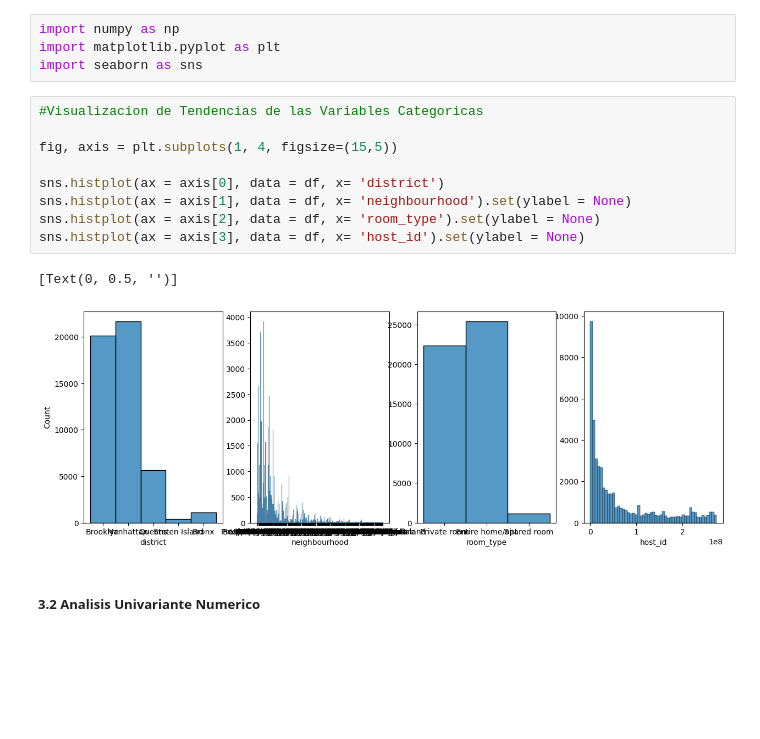
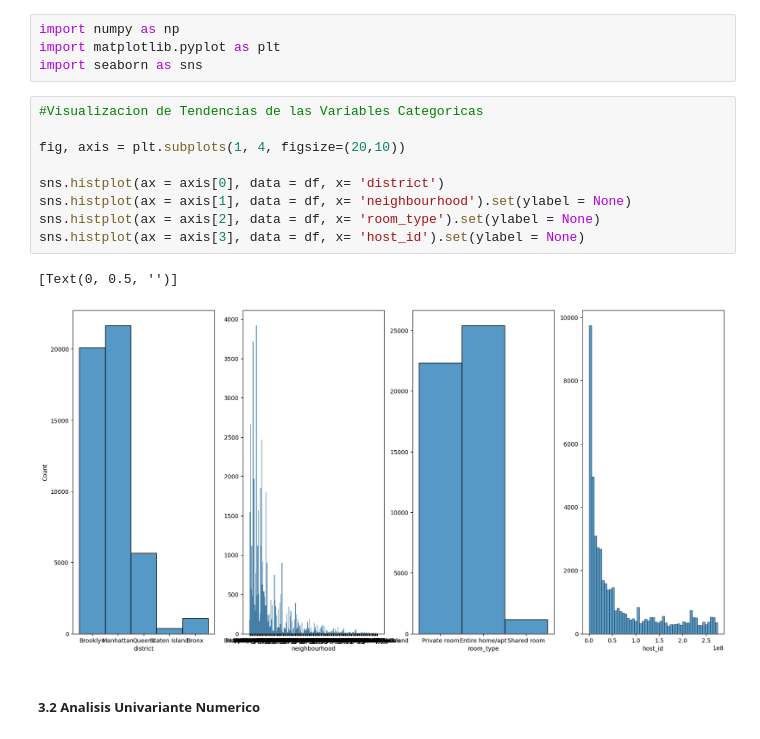
Before and after one commit to Rubeneduardoo/P14-machine-learning-python-template, a Jupyter notebook: src/explore.ipynb, the cells around one changed output. Saved outputs shown, nothing was run; the diff lists cells and outputs as text; blank space fills up the shorter version.

```diff
--- a/src/explore.ipynb
+++ b/src/explore.ipynb
@@ -123,15 +123,15 @@ import seaborn as sns
 # %%
 #Visualizacion de Tendencias de las Variables Categoricas
 
-fig, axis = plt.subplots(1, 4, figsize=(15,5))
+fig, axis = plt.subplots(1, 4, figsize=(20,10))
 
 sns.histplot(ax = axis[0], data = df, x= 'district')
 sns.histplot(ax = axis[1], data = df, x= 'neighbourhood').set(ylabel = None)
 sns.histplot(ax = axis[2], data = df, x= 'room_type').set(ylabel = None)
 sns.histplot(ax = axis[3], data = df, x= 'host_id').set(ylabel = None)
 # %% [output]
 [Text(0, 0.5, '')]
-[figure, old version]
+[figure, new version]
 # %% [markdown]
 ##### 3.2 Analisis Univariante Numerico
 # %%
```
Also changed, not shown: parts of 3 cells of this notebook, 2 other files.
